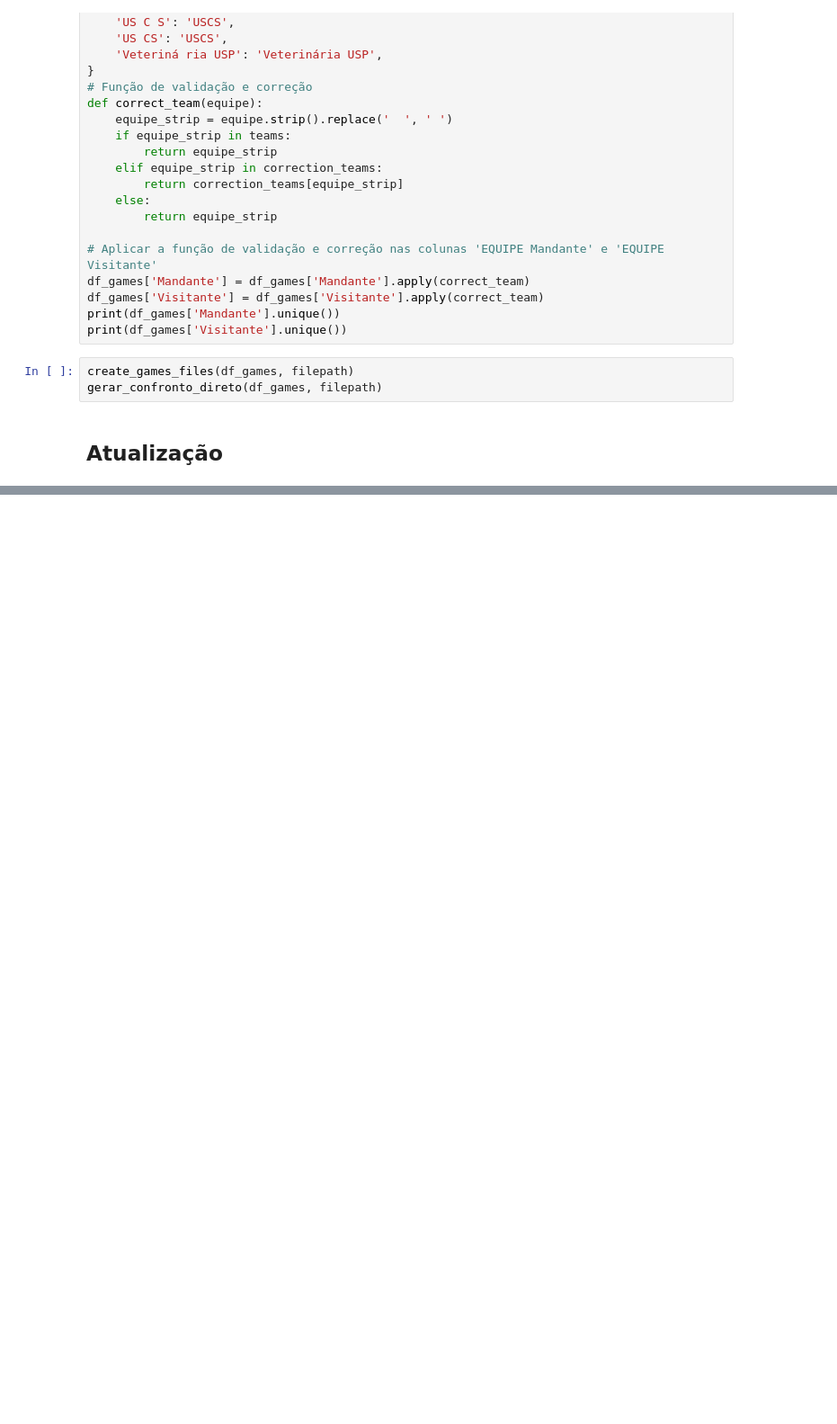
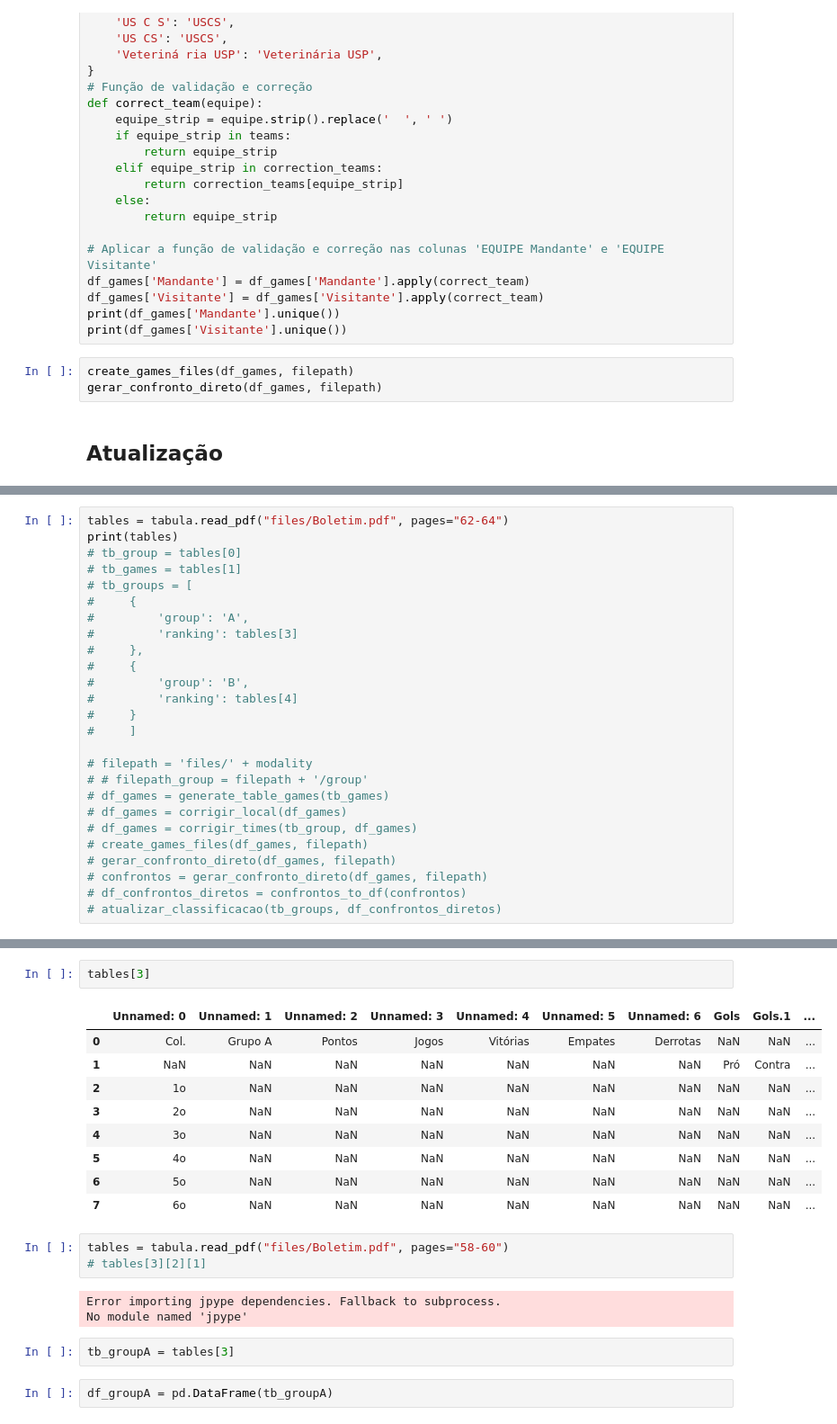
Before and after one commit to Vini9-9/NDU, a Jupyter notebook: ndu.ipynb, the cells around one changed output, grey strips where cells are left out. Shown at 90% size. Cells and saved outputs as stored; diff of their text form; blank space fills up the shorter version.

Commit message:
script to update data with incomplete ranking

```diff
--- a/ndu.ipynb
+++ b/ndu.ipynb
@@ -532,0 +605,26 @@ gerar_confronto_direto(df_games, filepath)
+# %%
+tables = tabula.read_pdf("files/Boletim.pdf", pages="62-64")
+print(tables)
+# tb_group = tables[0]
+# tb_games = tables[1]
+# tb_groups = [
+#     {
+#         'group': 'A',
+#         'ranking': tables[3]
+#     },
+#     {
+#         'group': 'B',
+#         'ranking': tables[4]
+#     }
+#     ]
+
+# filepath = 'files/' + modality
+# # filepath_group = filepath + '/group'
+# df_games = generate_table_games(tb_games)
+# df_games = corrigir_local(df_games)
+# df_games = corrigir_times(tb_group, df_games)
+# create_games_files(df_games, filepath)
+# gerar_confronto_direto(df_games, filepath)
+# confrontos = gerar_confronto_direto(df_games, filepath)
+# df_confrontos_diretos = confrontos_to_df(confrontos)
+# atualizar_classificacao(tb_groups, df_confrontos_diretos)
@@ -532,0 +649,22 @@ gerar_confronto_direto(df_games, filepath)
+# %%
+tables[3]
+# %% [output]
+|  | Unnamed: 0 | Unnamed: 1 | Unnamed: 2 | Unnamed: 3 | Unnamed: 4 | Unnamed: 5 | Unnamed: 6 | Gols | Gols.1 | ... |
+| 0 | Col. | Grupo A | Pontos | Jogos | Vitórias | Empates | Derrotas | NaN | NaN | ... |
+| 1 | NaN | NaN | NaN | NaN | NaN | NaN | NaN | Pró | Contra | ... |
+| 2 | 1o | NaN | NaN | NaN | NaN | NaN | NaN | NaN | NaN | ... |
+| 3 | 2o | NaN | NaN | NaN | NaN | NaN | NaN | NaN | NaN | ... |
+| 4 | 3o | NaN | NaN | NaN | NaN | NaN | NaN | NaN | NaN | ... |
+| 5 | 4o | NaN | NaN | NaN | NaN | NaN | NaN | NaN | NaN | ... |
+| 6 | 5o | NaN | NaN | NaN | NaN | NaN | NaN | NaN | NaN | ... |
+| 7 | 6o | NaN | NaN | NaN | NaN | NaN | NaN | NaN | NaN | ... |
+# %%
+tables = tabula.read_pdf("files/Boletim.pdf", pages="58-60")
+# tables[3][2][1]
+# %% [output]
+Error importing jpype dependencies. Fallback to subprocess.
+No module named 'jpype'
+# %%
+tb_groupA = tables[3]
+# %%
+df_groupA = pd.DataFrame(tb_groupA)
```
Also changed, not shown: parts of 35 cells of this notebook, 3 other files.
